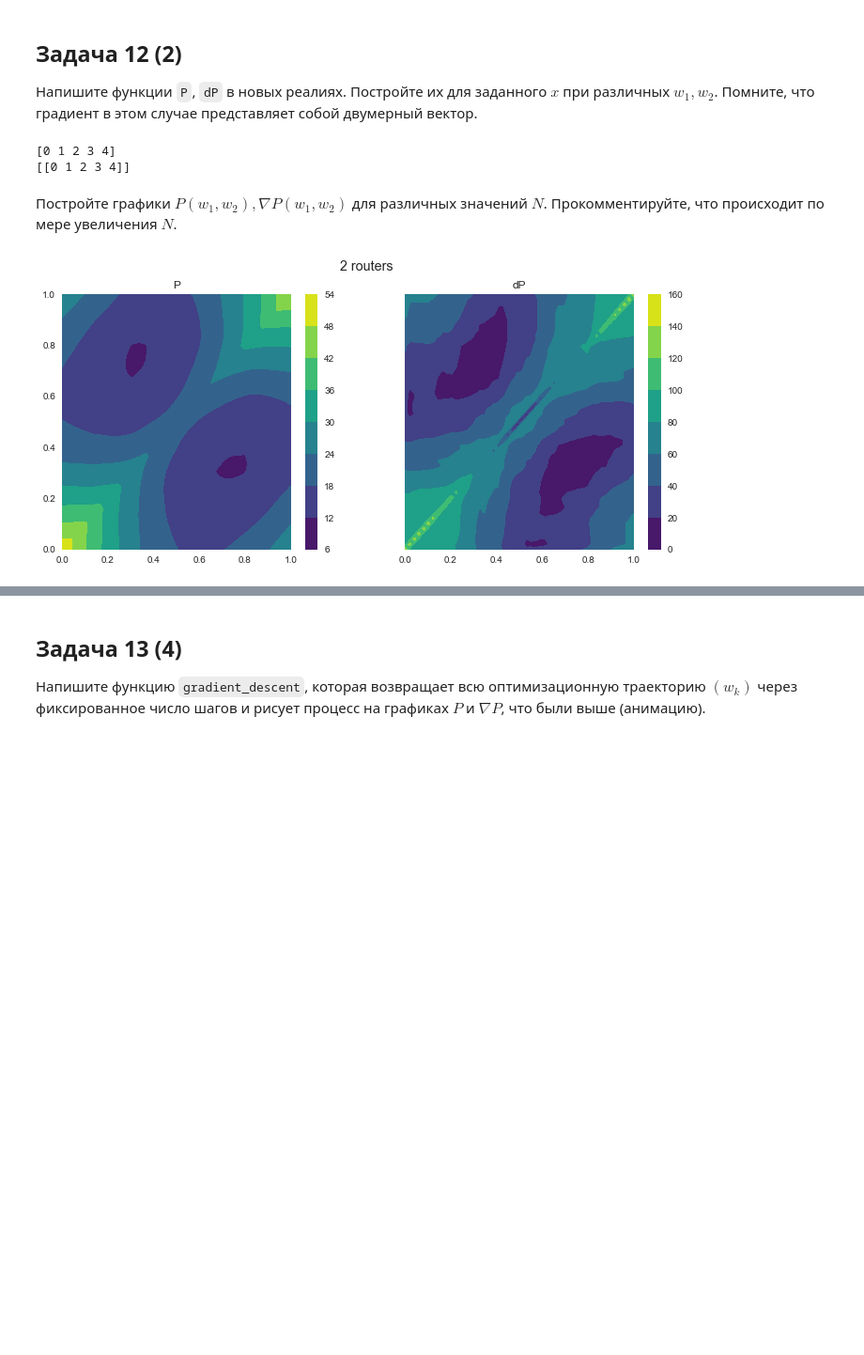
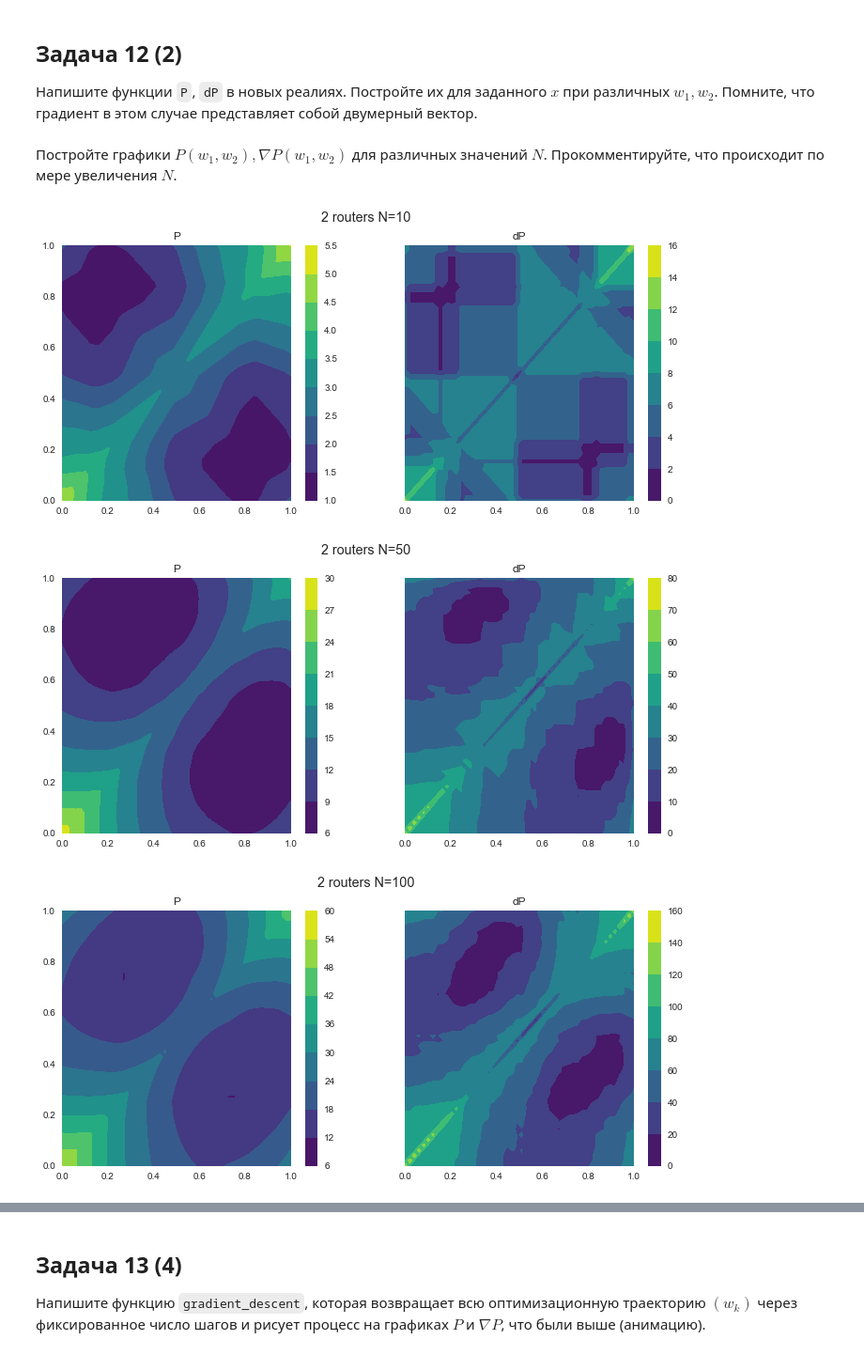
Before and after one commit to IgorSokoloff/MIPT_DCAM_OPTIMIZATION, a Jupyter notebook: 2 sem/HW_3/Hobbits.ipynb, the cells around one changed output, grey strips where cells are left out. Shown at 94% size. Drawn from its saved outputs; the diff is of its cells as text; code cells hidden in the pictures; blank space fills up the shorter version.

```diff
--- a/2 sem/HW_3/Hobbits.ipynb
+++ b/2 sem/HW_3/Hobbits.ipynb
@@ -490,14 +490,6 @@ $$
 # %% [markdown]
 ## Задача 12 (2)
 Напишите функции `P`, `dP` в новых реалиях. Постройте их для заданного $x$ при различных $w_1, w_2$. Помните, что градиент в этом случае представляет собой двумерный вектор.
-# %%
-a = 1>0
-b=np.arange(5)
-print (b)
-print (b[a])
-# %% [output]
-[0 1 2 3 4]
-[[0 1 2 3 4]]
 # %%
 def P(w1, w2, x):
     return sum(np.min((np.abs(w1 - x), np.abs(w2 - x)), axis=0))
@@ -515,35 +507,32 @@ def dP(w1, w2, x):
 # %% [markdown]
 Постройте графики $P(w_1, w_2), \nabla P(w_1, w_2)$ для различных значений $N$. Прокомментируйте, что происходит по мере увеличения $N$.
 # %%
-N = 100
-l = 1
-x = np.random.rand(N)*l
-
-w1 = np.linspace(0,l)
-w2 = np.linspace(0,l)
-
-p = np.zeros([w1.shape[0], w1.shape[0]])
-dp = np.zeros([w1.shape[0], w1.shape[0]])
-
-i = 0
-for w1_ in w1:
-    j = 0
-    for w2_ in w2:
-        p[i][j]  =  P(w1_, w2_, x)
-        dp[i][j] = np.linalg.norm(dP(w1_, w2_, x))
-        j += 1
-    i += 1
-
-f, (ax1, ax2) = plt.subplots(1, 2, sharey=True)
-c1 = ax1.contourf(w1, w2, p, cmap="viridis")
-plt.colorbar(c1, ax = ax1)
-ax1.set_title('P')
-c2 = ax2.contourf(w1, w2, dp, cmap="viridis")
-plt.colorbar(c2, ax = ax2)
-ax2.set_title('dP')
-
-f.set_size_inches(12, 5)
-f.suptitle('2 routers')
-plt.show()
+def print_colorbar(w1,w2, p,dp, N):
+    f, (ax1, ax2) = plt.subplots(1, 2, sharey=True)
+    c1 = ax1.contourf(w1, w2, p, cmap="viridis")
+    plt.colorbar(c1, ax = ax1)
+    ax1.set_title('P')
+    c2 = ax2.contourf(w1, w2, dp, cmap="viridis")
+    plt.colorbar(c2, ax = ax2)
+    ax2.set_title('dP')
+    f.set_size_inches(12, 5)
+    f.suptitle('2 routers N=%d'%(N))
+    plt.show()
-# %% [output]
-[figure, removed]
+# %%
+N = [10, 50, 100, 200, 500, 1000, 2000, 5000, 10000]
+l = 1
+
+p = np.zeros([w1.shape[0], w1.shape[0]])
+dp = np.zeros([w1.shape[0], w1.shape[0]])
+w1 = np.linspace(0,l)
+w2 = np.linspace(0,l)
+
+for n in N:
+    x = np.random.rand(n)*l
+    p = np.array([ np.array([P(w1_, w2_, x) for w2_ in w2]) for w1_ in w1])
+    dp = np.array( [ np.array([np.linalg.norm(dP(w1_, w2_, x)) for w2_ in w2]) for w1_ in w1])
+    print_colorbar(w1,w2,p,dp,n)
+# %% [output]
+[figure, added]
+[figure, added]
+[figure, added]
```
Also changed, not shown: parts of 12 cells of this notebook, 2 other files.
